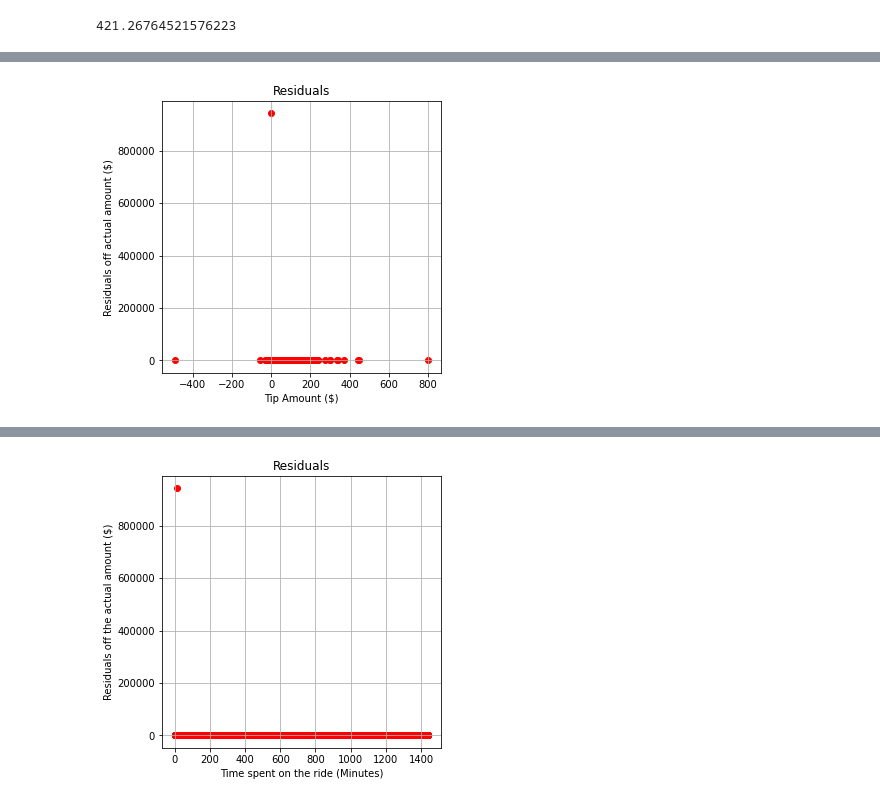
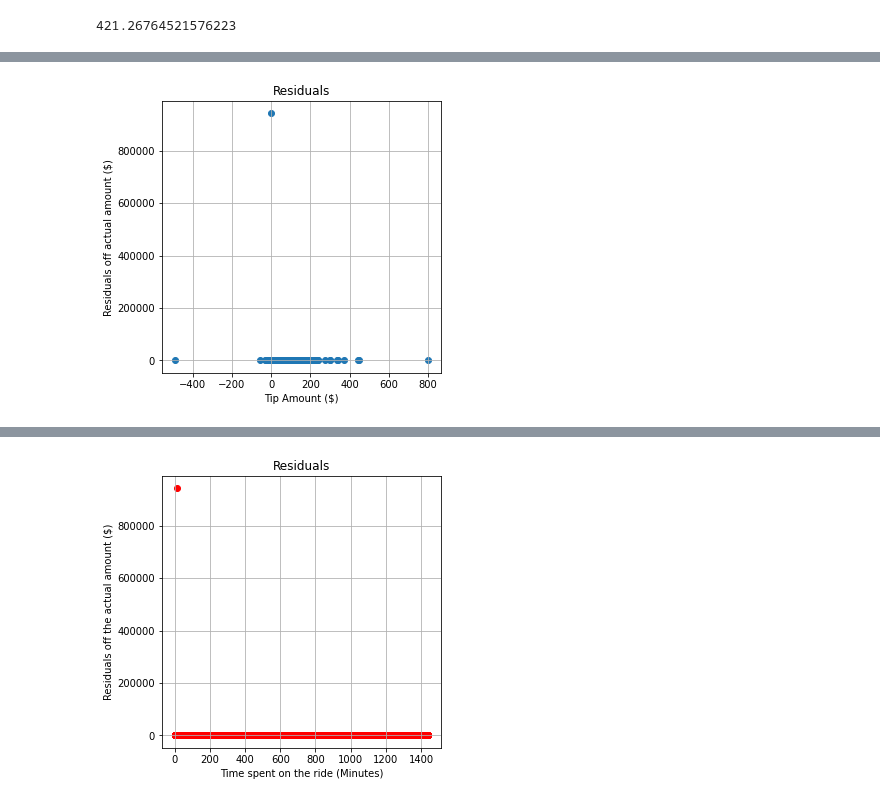
Before and after one commit to loalberto/Springboard-DataScienceCapstone2, a Jupyter notebook: Data_Story_Code.ipynb, the cells around one changed output, grey strips where cells are left out. Saved outputs shown, nothing was run; the diff lists cells and outputs as text; code cells hidden in the pictures.

```diff
--- a/Data_Story_Code.ipynb
+++ b/Data_Story_Code.ipynb
@@ -67,10 +123,10 @@ plt.show()
 # %%
 plt.figure(figsize=(5,5))
-plt.scatter(x=X_test['tip_amount'], y=residuals, c='red')
+plt.scatter(X_test['tip_amount'], residuals)
 plt.grid(True)
 plt.xlabel('Tip Amount ($)')
 plt.ylabel('Residuals off actual amount ($)')
 plt.title('Residuals')
 plt.show()
 # %% [output]
-[figure, old version]
+[figure, new version]
```
Also changed, not shown: parts of 23 cells of this notebook.
